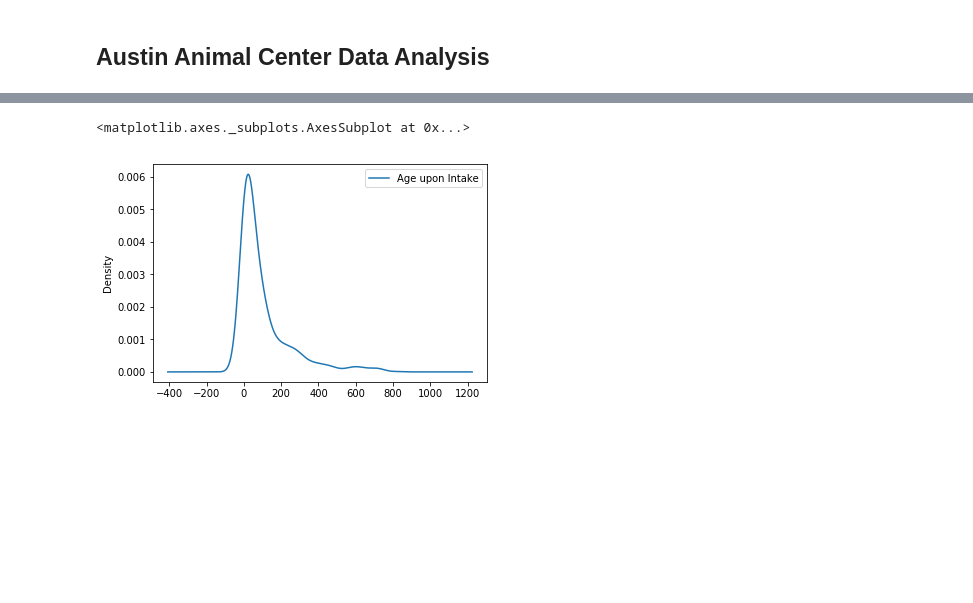
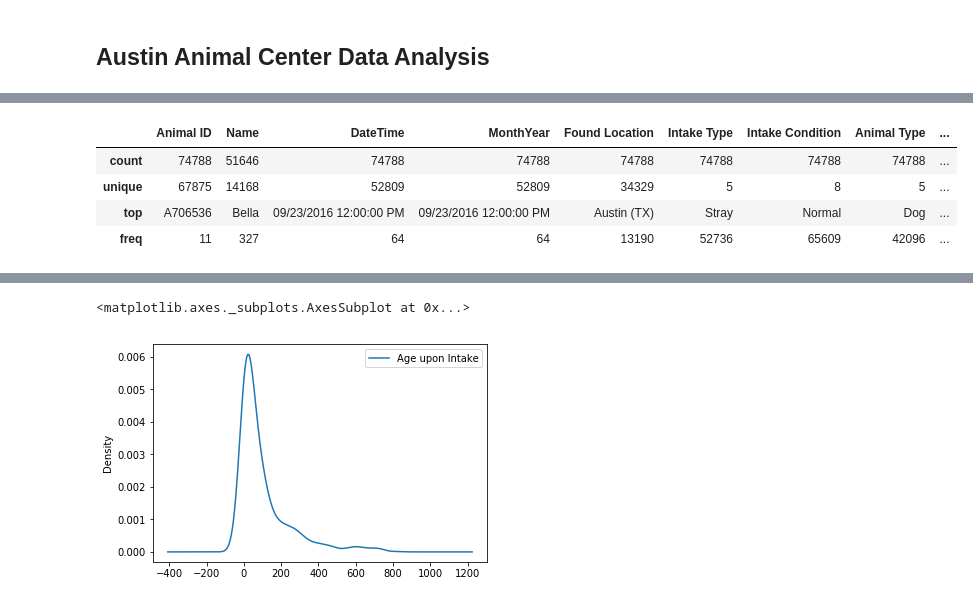
Before and after one commit to james-sungjae-lee/2018_G_BIGDATA, a Jupyter notebook: Week6_TensorFlow/Day26/Untitled1.ipynb, the cells around one changed output, grey strips where cells are left out. Saved outputs shown, nothing was run; the diff lists cells and outputs as text; code cells hidden in the pictures; blank space fills up the shorter version.

```diff
--- a/Week6_TensorFlow/Day26/Untitled1.ipynb
+++ b/Week6_TensorFlow/Day26/Untitled1.ipynb
@@ -18,3 +40,11 @@ animal.head()
+# %%
+animal.describe()
+# %% [output]
+|  | Animal ID | Name | DateTime | MonthYear | Found Location | Intake Type | Intake Condition | Animal Type | ... |
+| count | 74788 | 51646 | 74788 | 74788 | 74788 | 74788 | 74788 | 74788 | ... |
+| unique | 67875 | 14168 | 52809 | 52809 | 34329 | 5 | 8 | 5 | ... |
+| top | A706536 | Bella | 09/23/2016 12:00:00 PM | 09/23/2016 12:00:00 PM | Austin (TX) | Stray | Normal | Dog | ... |
+| freq | 11 | 327 | 64 | 64 | 13190 | 52736 | 65609 | 42096 | ... |
 # %%
 animal_cut2 = animal.sample(1000)
 animal_cut2.head()
```
Also changed, not shown: parts of 8 cells of this notebook.
